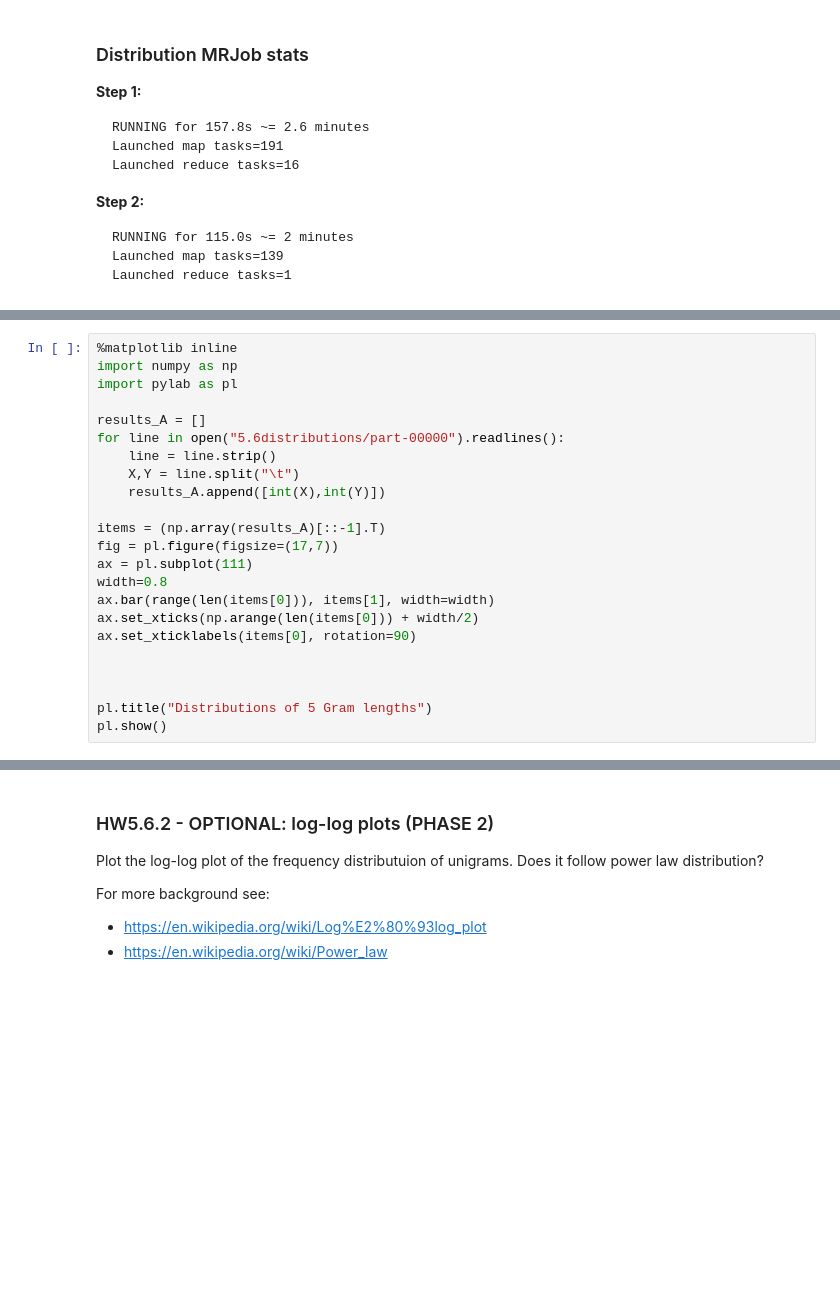
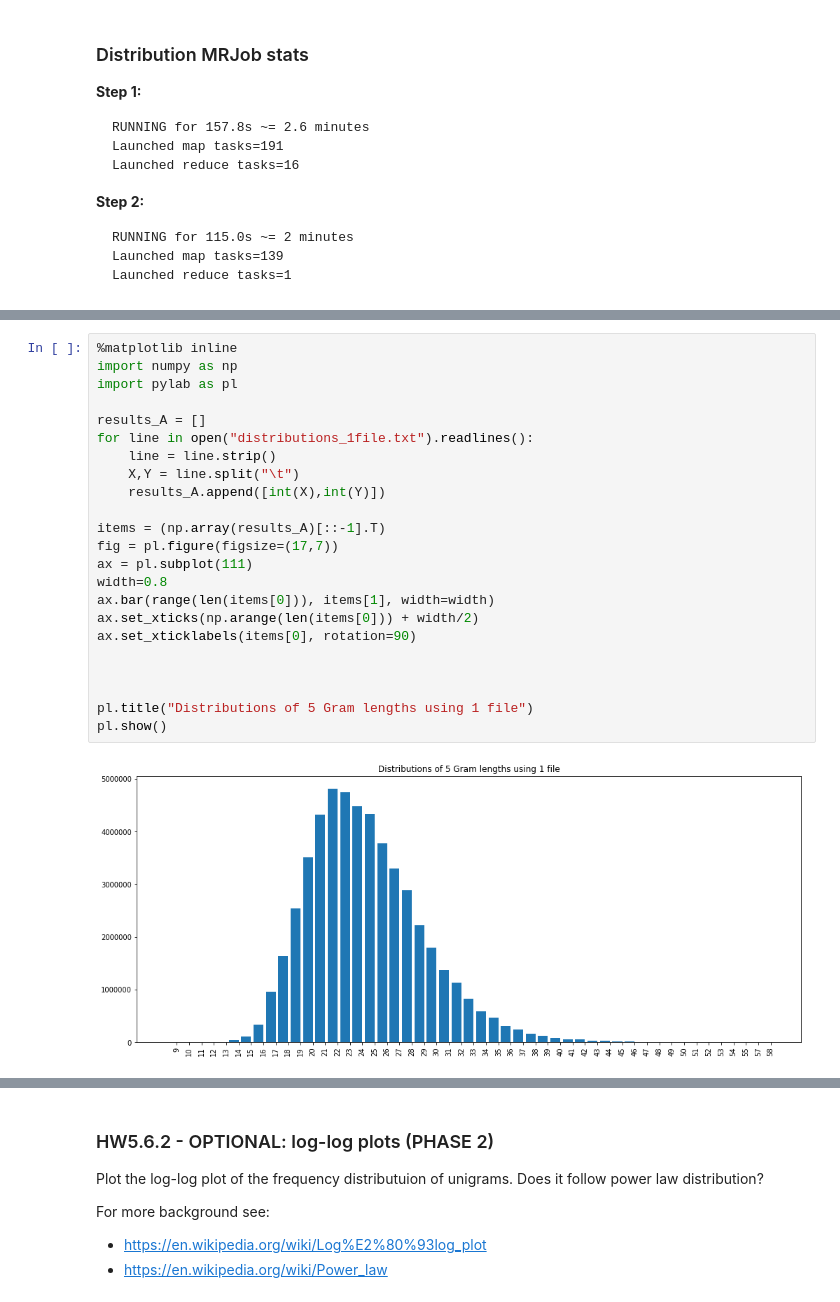
Before and after one commit to stassyvichev/w261_repo, a Jupyter notebook: HW5/MIDS-W261-HW-05-PHASE2-TEMPLATE.ipynb, the cells around one changed output, grey strips where cells are left out. Saved outputs shown, nothing was run; the diff lists cells and outputs as text; blank space fills up the shorter version.

```diff
--- a/HW5/MIDS-W261-HW-05-PHASE2-TEMPLATE.ipynb
+++ b/HW5/MIDS-W261-HW-05-PHASE2-TEMPLATE.ipynb
@@ -1258,23 +1121,25 @@ __Step 2:__
 # %%
 %matplotlib inline
 import numpy as np
 import pylab as pl
 
 results_A = []
-for line in open("5.6distributions/part-00000").readlines():
+for line in open("distributions_1file.txt").readlines():
     line = line.strip()
     X,Y = line.split("\t")
     results_A.append([int(X),int(Y)])
 
 items = (np.array(results_A)[::-1].T)
 fig = pl.figure(figsize=(17,7))
 ax = pl.subplot(111)
 width=0.8
 ax.bar(range(len(items[0])), items[1], width=width)
 ax.set_xticks(np.arange(len(items[0])) + width/2)
 ax.set_xticklabels(items[0], rotation=90)
 
 
 
-pl.title("Distributions of 5 Gram lengths")
+pl.title("Distributions of 5 Gram lengths using 1 file")
 pl.show()
+# %% [output]
+[figure, added]
```
Also changed, not shown: parts of 42 cells of this notebook, 4 other files.
